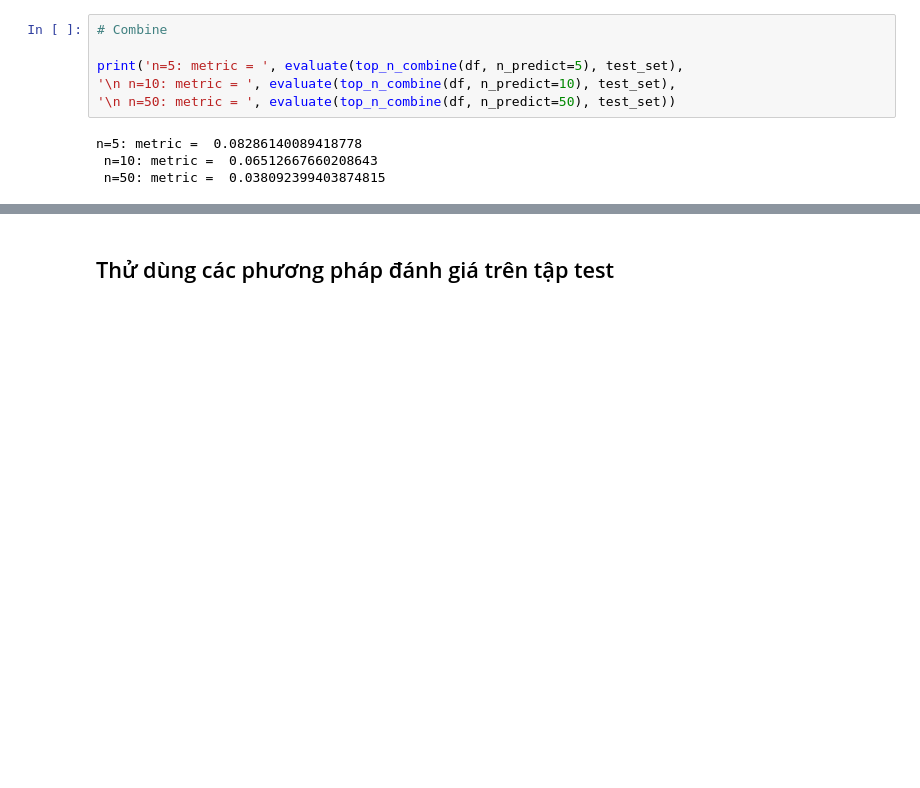
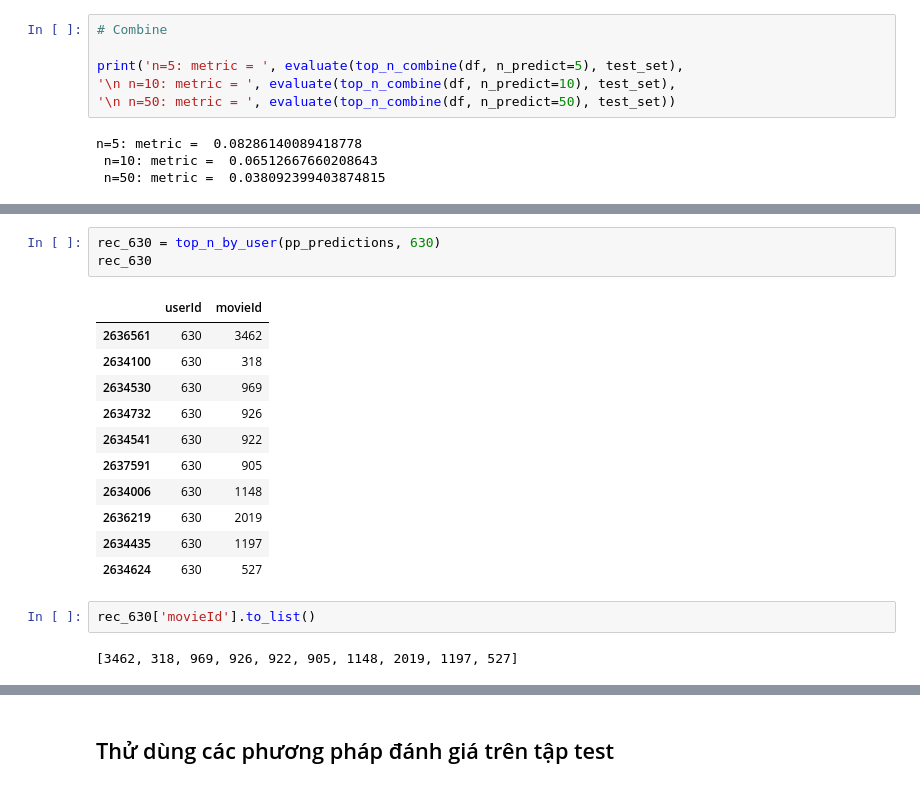
Before and after one commit to elodiezay02/movie-recommendation-system, a Jupyter notebook: src/notebooks/CBF.ipynb, the cells around one changed output, grey strips where cells are left out. Saved outputs shown, nothing was run; the diff lists cells and outputs as text; blank space fills up the shorter version.

```diff
--- a/src/notebooks/CBF.ipynb
+++ b/src/notebooks/CBF.ipynb
@@ -497,0 +534,19 @@ n=5: metric =  0.08286140089418778
+# %%
+rec_630 = top_n_by_user(pp_predictions, 630)
+rec_630
+# %% [output]
+|  | userId | movieId |
+| 2636561 | 630 | 3462 |
+| 2634100 | 630 | 318 |
+| 2634530 | 630 | 969 |
+| 2634732 | 630 | 926 |
+| 2634541 | 630 | 922 |
+| 2637591 | 630 | 905 |
+| 2634006 | 630 | 1148 |
+| 2636219 | 630 | 2019 |
+| 2634435 | 630 | 1197 |
+| 2634624 | 630 | 527 |
+# %%
+rec_630['movieId'].to_list()
+# %% [output]
+[3462, 318, 969, 926, 922, 905, 1148, 2019, 1197, 527]
```
Also changed, not shown: parts of 22 cells of this notebook, 4 other files.
